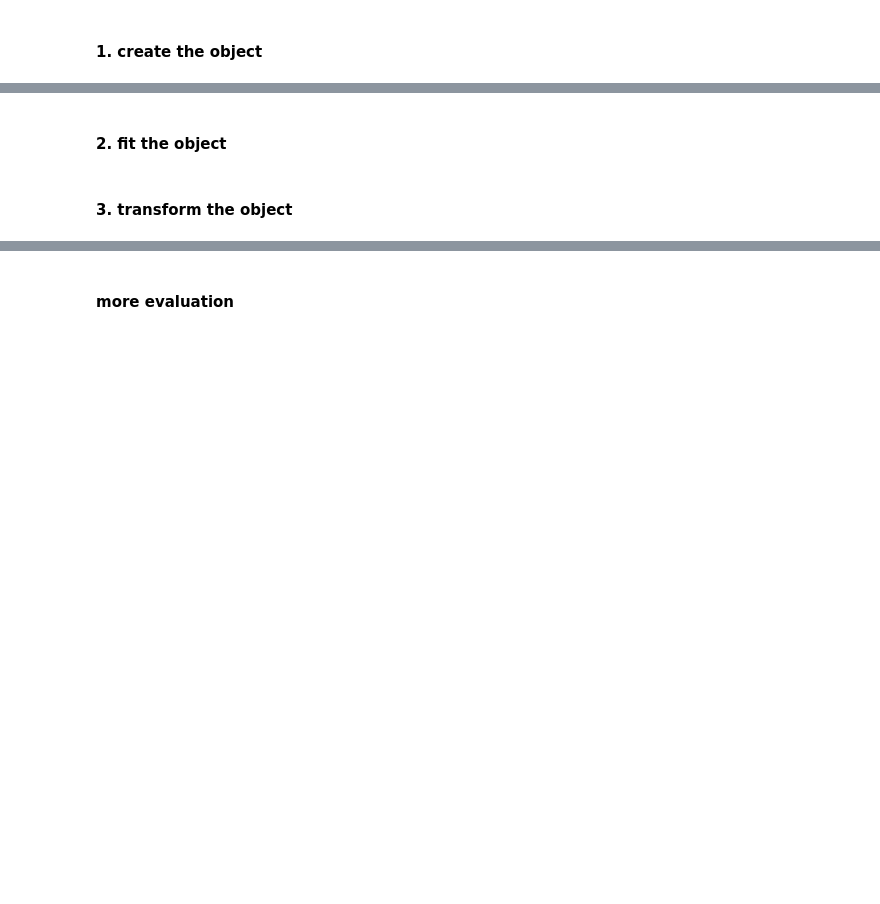
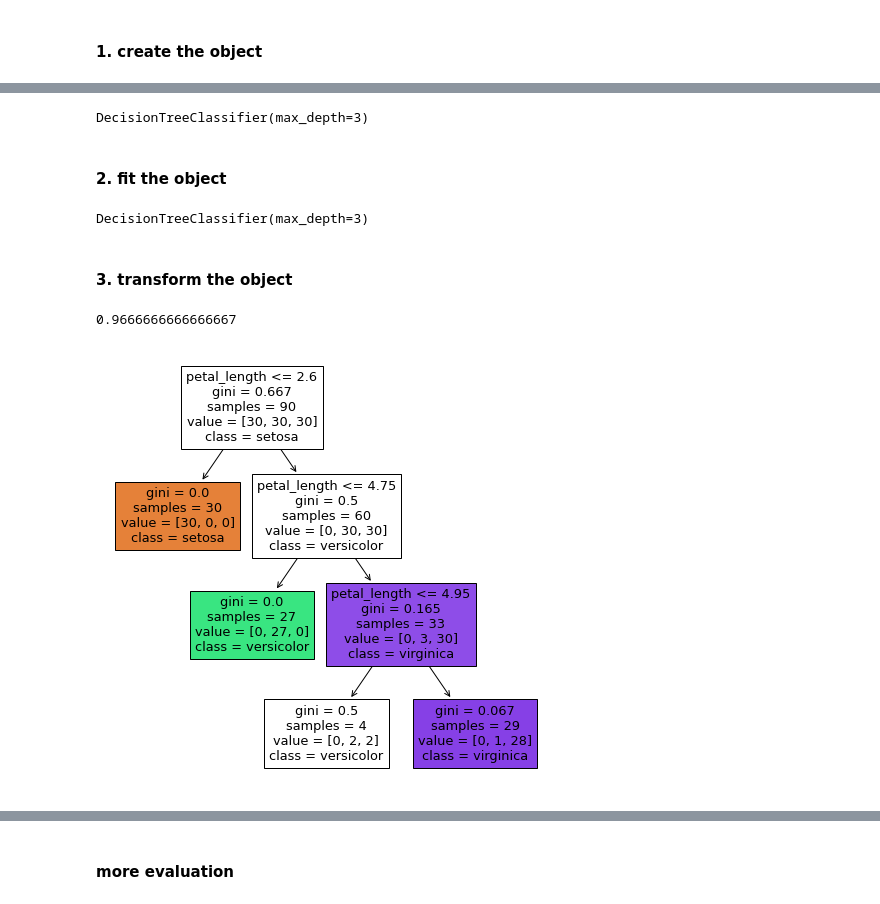
Before and after one commit to CodeupClassroom/pagel-classification-exercises, a Jupyter notebook: decision_tree.ipynb, the cells around one changed output, grey strips where cells are left out. Cells and saved outputs as stored; diff of their text form; code cells hidden in the pictures; blank space fills up the shorter version.

```diff
--- a/decision_tree.ipynb
+++ b/decision_tree.ipynb
@@ -190,10 +351,20 @@ decision tree hyperparameters
 # %%
 #set max depth
+tree1 = DecisionTreeClassifier(max_depth=3)
+tree1
+# %% [output]
+DecisionTreeClassifier(max_depth=3)
 # %% [markdown]
 #### 2. fit the object
 # %%
 #still using train data
+tree1.fit(X_train, y_train)
+# %% [output]
+DecisionTreeClassifier(max_depth=3)
 # %% [markdown]
 #### 3. transform the object
 # %%
 #evaluate on train
+tree1.score(X_train, y_train)
+# %% [output]
+0.9666666666666667
@@ -201,0 +371,11 @@ decision tree hyperparameters
+# %%
+#see the tree that was built
+plt.figure(figsize=(8,8))
+plot_tree(tree1, #our fitted object
+         feature_names=X_train.columns, #puts in our features for the questions
+          class_names=clf.classes_, #enters the selected class
+          filled=True #colors our leaves and branches based on the class
+         )
+plt.show()
+# %% [output]
+[figure, added]
```
Also changed, not shown: parts of 78 cells of this notebook.
